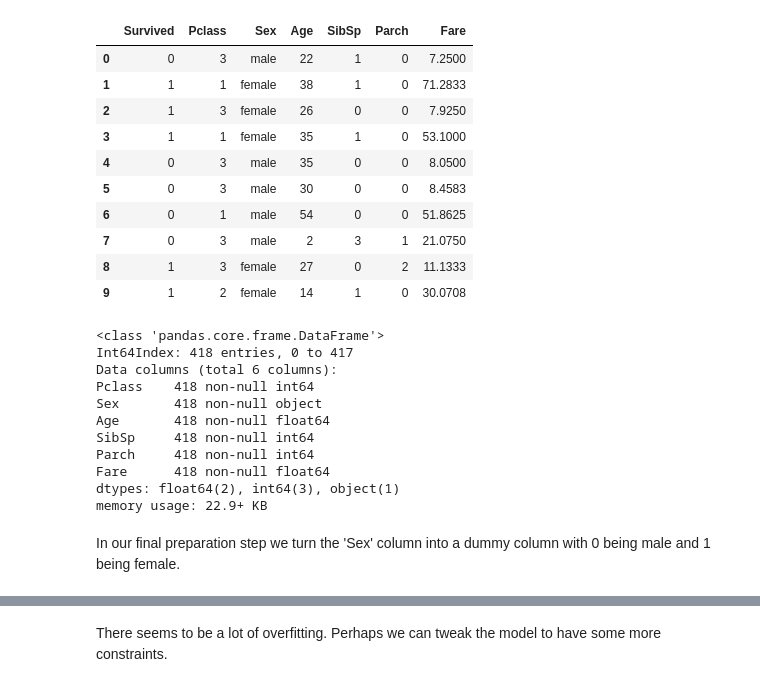
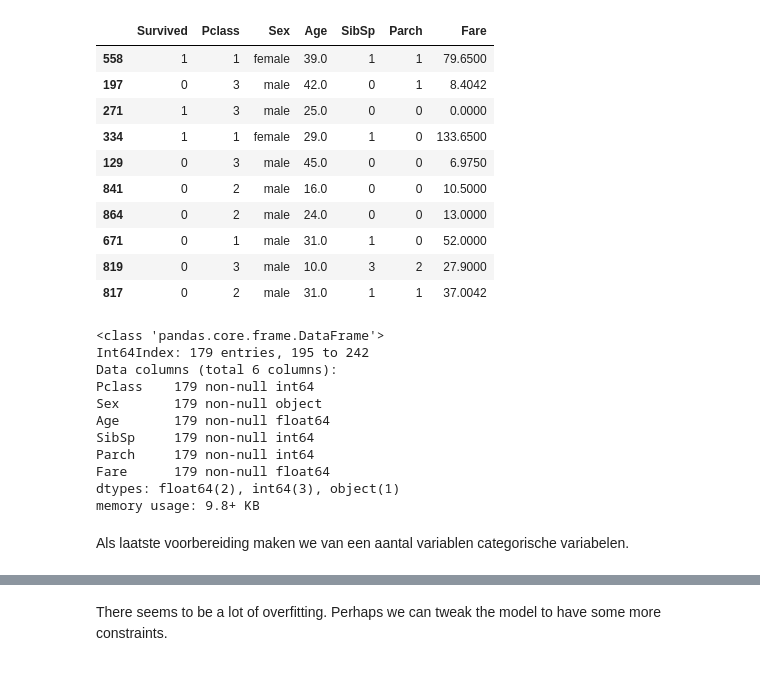
Before and after one commit to Wolterr/Python-demo---Titanic, a Jupyter notebook: Tooling Seminar - Titanic.ipynb, the cells around one changed output, grey strips where cells are left out. Drawn from its saved outputs; the diff is of its cells as text; code cells hidden in the pictures.

```diff
--- a/Tooling Seminar - Titanic.ipynb
+++ b/Tooling Seminar - Titanic.ipynb
@@ -18,8 +19,10 @@ from sklearn.ensemble import RandomForestClassifier
 # %%
 # Read data
-train_data = pd.read_csv('./data/train.csv')
-test_data = pd.read_csv('./data/test.csv')
-test_y = pd.read_csv('./data/gender_submission.csv').Survived
+train_data = pd.read_csv('./train.csv')
+
+train_data, test_data = train_test_split(train_data, test_size = 0.2)
+test_y = test_data.Survived
+test_data.drop('Survived', axis=1, inplace=True)
 
 train_data.head(10)
 # %% [output]
@@ -77,40 +82,42 @@ After we get rid of the columns specified above, we still have to deal with the
 # %%
-train_data.drop(['PassengerId','Name','Ticket','Cabin','Embarked'], axis=1, inplace=True)
+train_data.drop(['PassengerId','Name','Ticket','Cabin','Embarked'], axis=1,
+                inplace=True)
 train_data['Age'].fillna(train_data['Age'].mean(), inplace=True)
 train_data.Age = train_data.Age.round(decimals=0)
 train_data.head(10)
 # %% [output]
 |  | Survived | Pclass | Sex | Age | SibSp | Parch | Fare |
-| 0 | 0 | 3 | male | 22 | 1 | 0 | 7.2500 |
-| 1 | 1 | 1 | female | 38 | 1 | 0 | 71.2833 |
-| 2 | 1 | 3 | female | 26 | 0 | 0 | 7.9250 |
-| 3 | 1 | 1 | female | 35 | 1 | 0 | 53.1000 |
-| 4 | 0 | 3 | male | 35 | 0 | 0 | 8.0500 |
-| 5 | 0 | 3 | male | 30 | 0 | 0 | 8.4583 |
-| 6 | 0 | 1 | male | 54 | 0 | 0 | 51.8625 |
-| 7 | 0 | 3 | male | 2 | 3 | 1 | 21.0750 |
-| 8 | 1 | 3 | female | 27 | 0 | 2 | 11.1333 |
-| 9 | 1 | 2 | female | 14 | 1 | 0 | 30.0708 |
+| 558 | 1 | 1 | female | 39.0 | 1 | 1 | 79.6500 |
+| 197 | 0 | 3 | male | 42.0 | 0 | 1 | 8.4042 |
+| 271 | 1 | 3 | male | 25.0 | 0 | 0 | 0.0000 |
+| 334 | 1 | 1 | female | 29.0 | 1 | 0 | 133.6500 |
+| 129 | 0 | 3 | male | 45.0 | 0 | 0 | 6.9750 |
+| 841 | 0 | 2 | male | 16.0 | 0 | 0 | 10.5000 |
+| 864 | 0 | 2 | male | 24.0 | 0 | 0 | 13.0000 |
+| 671 | 0 | 1 | male | 31.0 | 1 | 0 | 52.0000 |
+| 819 | 0 | 3 | male | 10.0 | 3 | 2 | 27.9000 |
+| 817 | 0 | 2 | male | 31.0 | 1 | 1 | 37.0042 |
 # %%
-test_data.drop(['PassengerId','Name','Ticket','Cabin','Embarked'], axis=1, inplace=True)
+test_data.drop(['PassengerId','Name','Ticket','Cabin','Embarked'], axis=1,
+               inplace=True)
 test_data['Age'].fillna(test_data['Age'].mean(), inplace=True)
 test_data.Age = test_data.Age.round(decimals=0)
 test_data['Fare'].fillna(test_data['Fare'].median(), inplace=True)
 test_data.info()
 # %% [output]
 <class 'pandas.core.frame.DataFrame'>
-Int64Index: 418 entries, 0 to 417
+Int64Index: 179 entries, 195 to 242
 Data columns (total 6 columns):
-Pclass    418 non-null int64
-Sex       418 non-null object
-Age       418 non-null float64
-SibSp     418 non-null int64
-Parch     418 non-null int64
-Fare      418 non-null float64
+Pclass    179 non-null int64
+Sex       179 non-null object
+Age       179 non-null float64
+SibSp     179 non-null int64
+Parch     179 non-null int64
+Fare      179 non-null float64
 dtypes: float64(2), int64(3), object(1)
-memory usage: 22.9+ KB
+memory usage: 9.8+ KB
-# %% [markdown]
-In our final preparation step we turn the 'Sex' column into a dummy column with 0 being male and 1 being female.
+# %% [markdown]
+Als laatste voorbereiding maken we van een aantal variablen categorische variabelen.
 # %%
 #train_data.Pclass = train_data.Pclass.astype('category')
 #train_data.Sex = train_data.Sex.astype('category')
```
Also changed, not shown: parts of 24 cells of this notebook, 1 other file.
